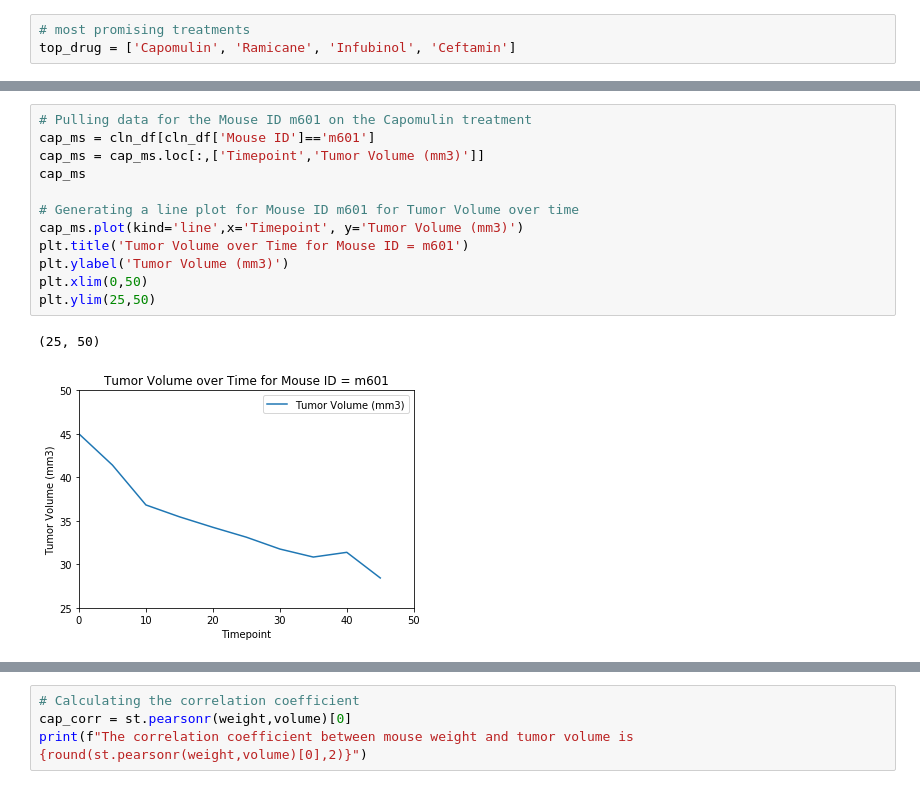
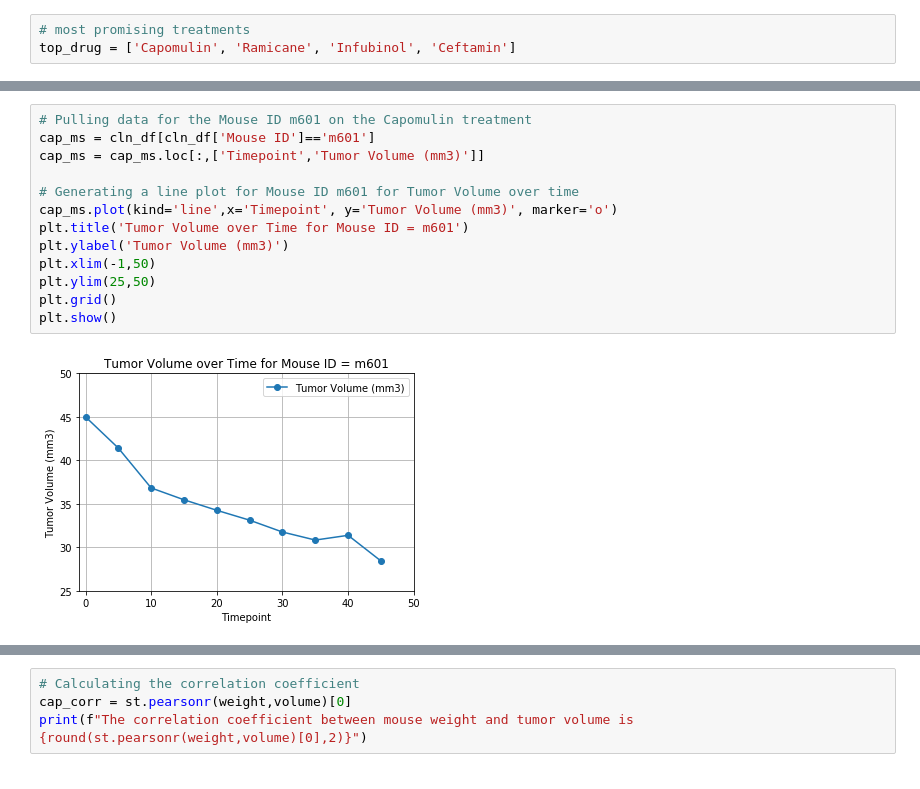
Before and after one commit to dborowski16/matplotlib-challenge, a Jupyter notebook: Pymaceuticals/Pymaceuticals.ipynb, the cells around one changed output, grey strips where cells are left out. Cells and saved outputs as stored; diff of their text form.

```diff
--- a/Pymaceuticals/Pymaceuticals.ipynb
+++ b/Pymaceuticals/Pymaceuticals.ipynb
@@ -240,18 +255,18 @@ ax1.set_ylim(0,80)
 # %%
 # Pulling data for the Mouse ID m601 on the Capomulin treatment
 cap_ms = cln_df[cln_df['Mouse ID']=='m601']
 cap_ms = cap_ms.loc[:,['Timepoint','Tumor Volume (mm3)']]
-cap_ms
 
 # Generating a line plot for Mouse ID m601 for Tumor Volume over time
-cap_ms.plot(kind='line',x='Timepoint', y='Tumor Volume (mm3)')
+cap_ms.plot(kind='line',x='Timepoint', y='Tumor Volume (mm3)', marker='o')
 plt.title('Tumor Volume over Time for Mouse ID = m601')
 plt.ylabel('Tumor Volume (mm3)')
-plt.xlim(0,50)
+plt.xlim(-1,50)
 plt.ylim(25,50)
+plt.grid()
+plt.show()
 # %% [output]
-(25, 50)
-[figure, old version]
+[figure, new version]
 # %%
 # Pulling data for drug regimen Capomulin, mouse weight and avg tumor volume
 cap_reg = cln_df[cln_df['Drug Regimen']=='Capomulin']
```
Also changed, not shown: parts of 12 cells of this notebook.
